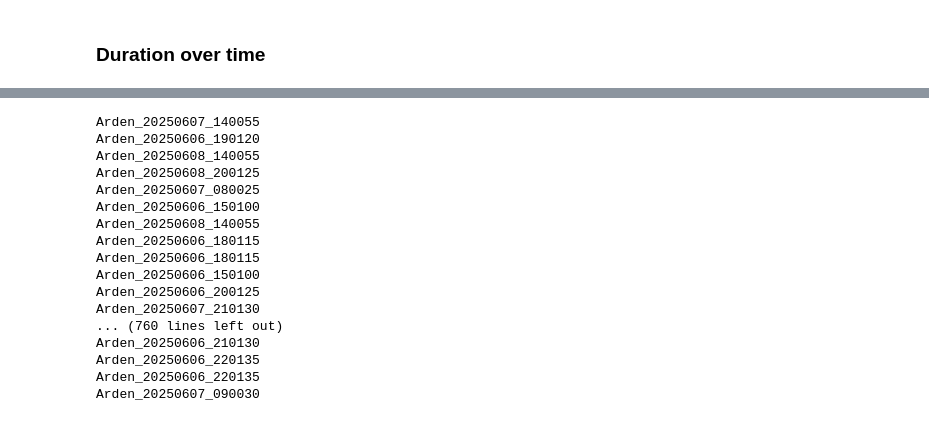
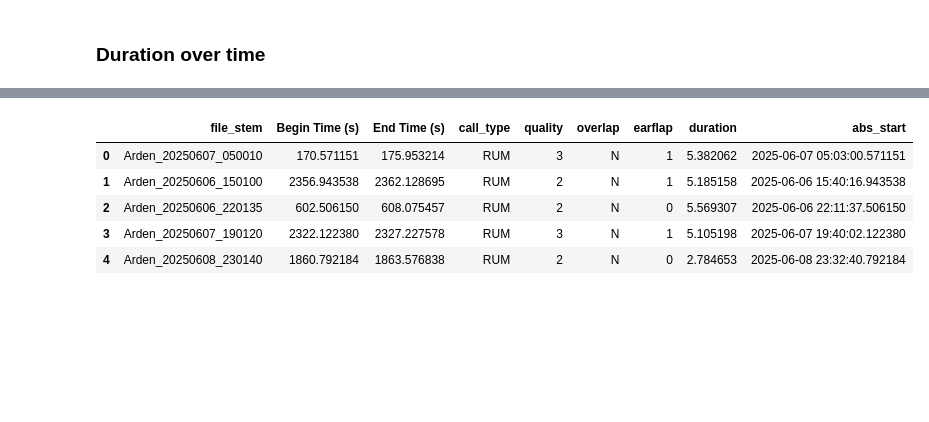
Before and after one commit to gb0808/Arden_acousticAnalysis, a Jupyter notebook: features_over_time.ipynb, the cells around one changed output, grey strips where cells are left out. Saved outputs shown, nothing was run; the diff lists cells and outputs as text; code cells hidden in the pictures; blank space fills up the shorter version.

```diff
--- a/features_over_time.ipynb
+++ b/features_over_time.ipynb
@@ -26,27 +25,10 @@ dataset.metadata.head()
 # %%
-from datetime import datetime
-
-def parse_abs_start(row):
-    parts = row['file_stem'].split('_')
-    rec_start = datetime.strptime(parts[1] + parts[2], '%Y%m%d%H%M%S')
-
-for index, row in dataset.metadata.iterrows():
-    print(row['file_stem'])
+metadata['abs_start'] = [parse_abs_start(row) for _, row in metadata.iterrows()]
+metadata.head()
 # %% [output]
-Arden_20250607_140055
-Arden_20250606_190120
-Arden_20250608_140055
-Arden_20250608_200125
-Arden_20250607_080025
-Arden_20250606_150100
-Arden_20250608_140055
-Arden_20250606_180115
-Arden_20250606_180115
-Arden_20250606_150100
-Arden_20250606_200125
-Arden_20250607_210130
-... (760 lines left out)
-Arden_20250606_210130
-Arden_20250606_220135
-Arden_20250606_220135
-Arden_20250607_090030
+|  | file_stem | Begin Time (s) | End Time (s) | call_type | quality | overlap | earflap | duration | abs_start |
+| 0 | Arden_20250607_050010 | 170.571151 | 175.953214 | RUM | 3 | N | 1 | 5.382062 | 2025-06-07 05:03:00.571151 |
+| 1 | Arden_20250606_150100 | 2356.943538 | 2362.128695 | RUM | 2 | N | 1 | 5.185158 | 2025-06-06 15:40:16.943538 |
+| 2 | Arden_20250606_220135 | 602.506150 | 608.075457 | RUM | 2 | N | 0 | 5.569307 | 2025-06-06 22:11:37.506150 |
+| 3 | Arden_20250607_190120 | 2322.122380 | 2327.227578 | RUM | 3 | N | 1 | 5.105198 | 2025-06-07 19:40:02.122380 |
+| 4 | Arden_20250608_230140 | 1860.792184 | 1863.576838 | RUM | 2 | N | 0 | 2.784653 | 2025-06-08 23:32:40.792184 |
```
Also changed, not shown: parts of 6 cells of this notebook, 1 other file.
